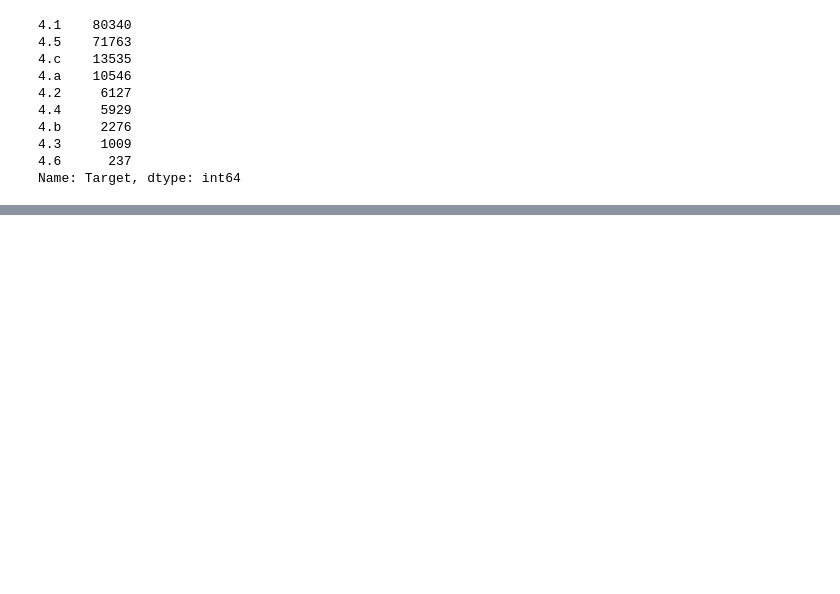
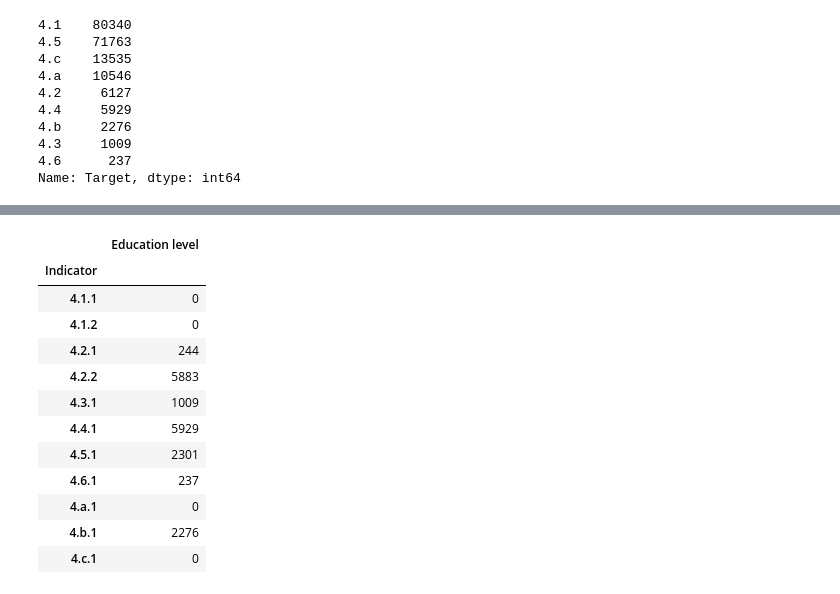
Before and after one commit to dfg2021/team-11, a Jupyter notebook: Prelims.ipynb, the cells around one changed output, grey strips where cells are left out. Saved outputs shown, nothing was run; the diff lists cells and outputs as text; code cells hidden in the pictures; blank space fills up the shorter version.

```diff
--- a/Prelims.ipynb
+++ b/Prelims.ipynb
@@ -162,0 +332,17 @@ Name: Goal, dtype: int64
+# %%
+
+Goal4.groupby(["Indicator"]).agg({'Education level' : lambda x: x.isnull().sum()})
+# %% [output]
+|  | Education level |
+| Indicator |  |
+| 4.1.1 | 0 |
+| 4.1.2 | 0 |
+| 4.2.1 | 244 |
+| 4.2.2 | 5883 |
+| 4.3.1 | 1009 |
+| 4.4.1 | 5929 |
+| 4.5.1 | 2301 |
+| 4.6.1 | 237 |
+| 4.a.1 | 0 |
+| 4.b.1 | 2276 |
+| 4.c.1 | 0 |
```
Also changed, not shown: parts of 28 cells of this notebook.
